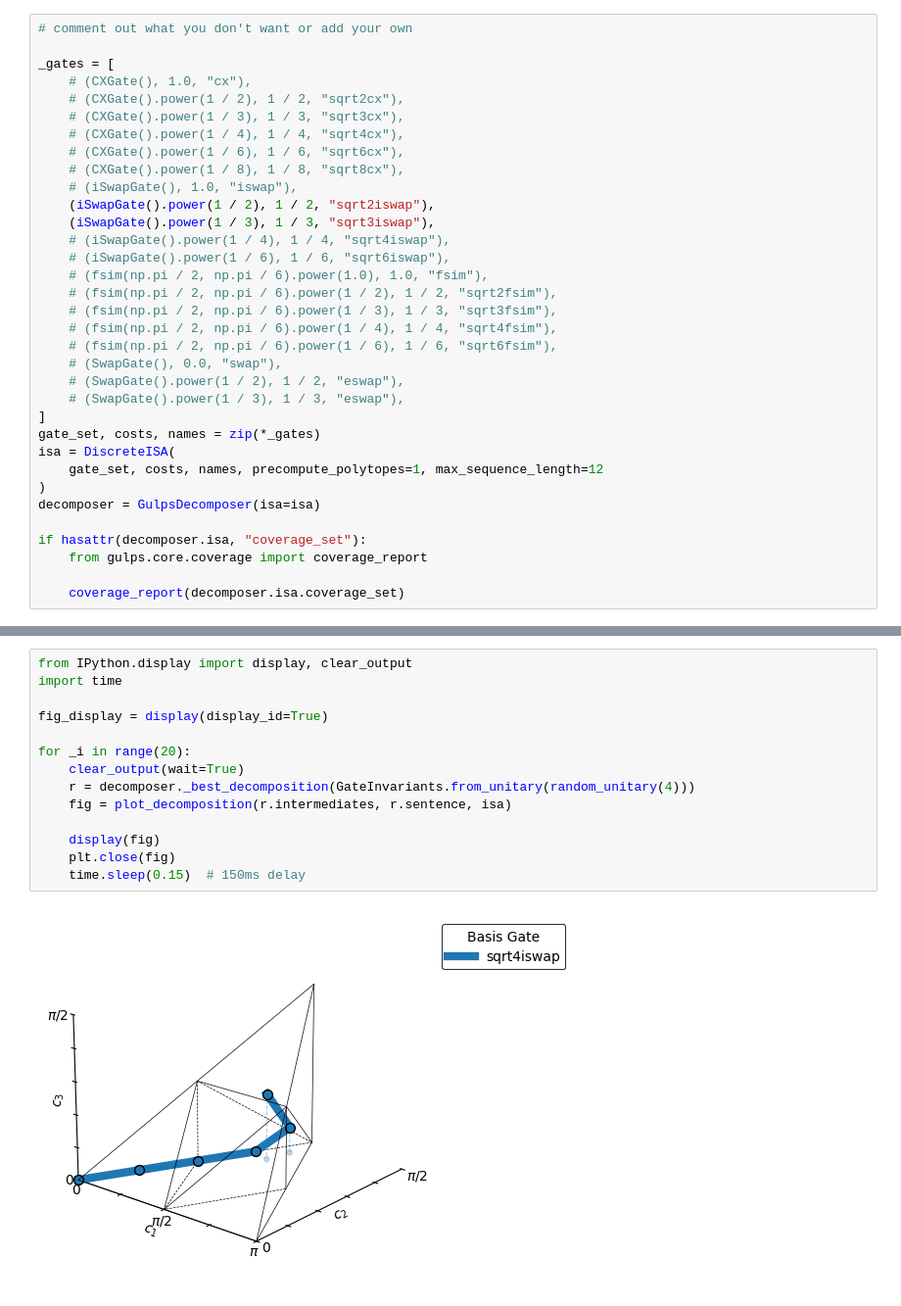
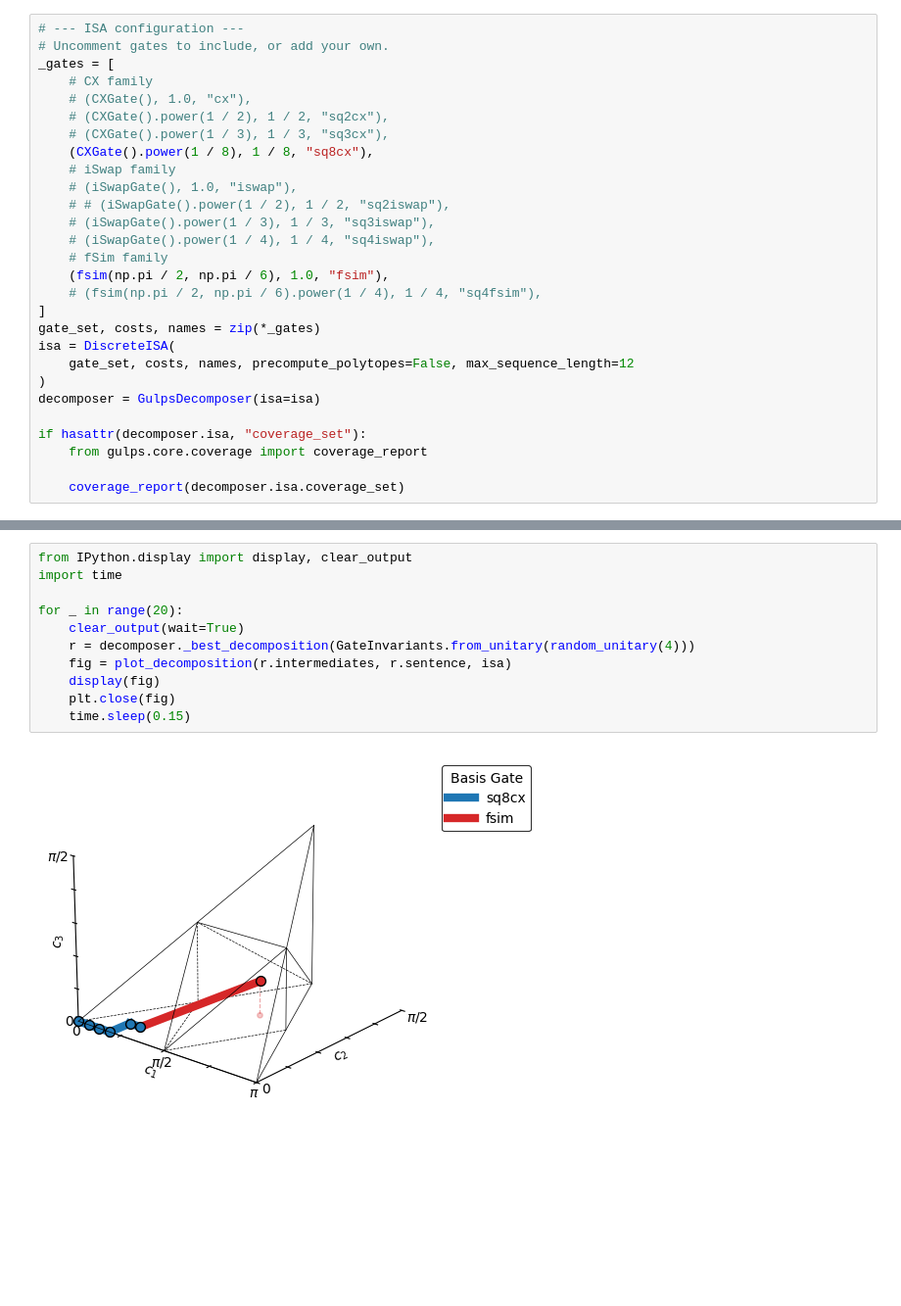
Before and after one commit to evmckinney9/gulps, a Jupyter notebook: src/notebooks/dev/dev_main.ipynb, the cells around one changed output, grey strips where cells are left out. Shown at 98% size. Saved outputs shown, nothing was run; the diff lists cells and outputs as text; blank space fills up the shorter version.

```diff
--- a/src/notebooks/dev/dev_main.ipynb
+++ b/src/notebooks/dev/dev_main.ipynb
@@ -23,30 +16,24 @@ import numpy as np
 # %%
-# comment out what you don't want or add your own
-
+# --- ISA configuration ---
+# Uncomment gates to include, or add your own.
 _gates = [
+    # CX family
     # (CXGate(), 1.0, "cx"),
-    # (CXGate().power(1 / 2), 1 / 2, "sqrt2cx"),
-    # (CXGate().power(1 / 3), 1 / 3, "sqrt3cx"),
-    # (CXGate().power(1 / 4), 1 / 4, "sqrt4cx"),
-    # (CXGate().power(1 / 6), 1 / 6, "sqrt6cx"),
-    # (CXGate().power(1 / 8), 1 / 8, "sqrt8cx"),
+    # (CXGate().power(1 / 2), 1 / 2, "sq2cx"),
+    # (CXGate().power(1 / 3), 1 / 3, "sq3cx"),
+    (CXGate().power(1 / 8), 1 / 8, "sq8cx"),
+    # iSwap family
     # (iSwapGate(), 1.0, "iswap"),
-    (iSwapGate().power(1 / 2), 1 / 2, "sqrt2iswap"),
-    (iSwapGate().power(1 / 3), 1 / 3, "sqrt3iswap"),
-    # (iSwapGate().power(1 / 4), 1 / 4, "sqrt4iswap"),
-    # (iSwapGate().power(1 / 6), 1 / 6, "sqrt6iswap"),
-    # (fsim(np.pi / 2, np.pi / 6).power(1.0), 1.0, "fsim"),
-    # (fsim(np.pi / 2, np.pi / 6).power(1 / 2), 1 / 2, "sqrt2fsim"),
-    # (fsim(np.pi / 2, np.pi / 6).power(1 / 3), 1 / 3, "sqrt3fsim"),
-    # (fsim(np.pi / 2, np.pi / 6).power(1 / 4), 1 / 4, "sqrt4fsim"),
-    # (fsim(np.pi / 2, np.pi / 6).power(1 / 6), 1 / 6, "sqrt6fsim"),
-    # (SwapGate(), 0.0, "swap"),
-    # (SwapGate().power(1 / 2), 1 / 2, "eswap"),
-    # (SwapGate().power(1 / 3), 1 / 3, "eswap"),
+    # # (iSwapGate().power(1 / 2), 1 / 2, "sq2iswap"),
+    # (iSwapGate().power(1 / 3), 1 / 3, "sq3iswap"),
+    # (iSwapGate().power(1 / 4), 1 / 4, "sq4iswap"),
+    # fSim family
+    (fsim(np.pi / 2, np.pi / 6), 1.0, "fsim"),
+    # (fsim(np.pi / 2, np.pi / 6).power(1 / 4), 1 / 4, "sq4fsim"),
 ]
 gate_set, costs, names = zip(*_gates)
 isa = DiscreteISA(
-    gate_set, costs, names, precompute_polytopes=1, max_sequence_length=12
+    gate_set, costs, names, precompute_polytopes=False, max_sequence_length=12
 )
 decomposer = GulpsDecomposer(isa=isa)
 
@@ -97,16 +84,13 @@ Cache: 53.3% hit rate (1141/2141)
 # %%
 from IPython.display import display, clear_output
 import time
 
-fig_display = display(display_id=True)
-
-for _i in range(20):
+for _ in range(20):
     clear_output(wait=True)
     r = decomposer._best_decomposition(GateInvariants.from_unitary(random_unitary(4)))
     fig = plot_decomposition(r.intermediates, r.sentence, isa)
-
     display(fig)
     plt.close(fig)
-    time.sleep(0.15)  # 150ms delay
+    time.sleep(0.15)
 # %% [output]
-[figure, old version]
+[figure, new version]
```
Also changed, not shown: parts of 6 cells of this notebook, 7 other files.
